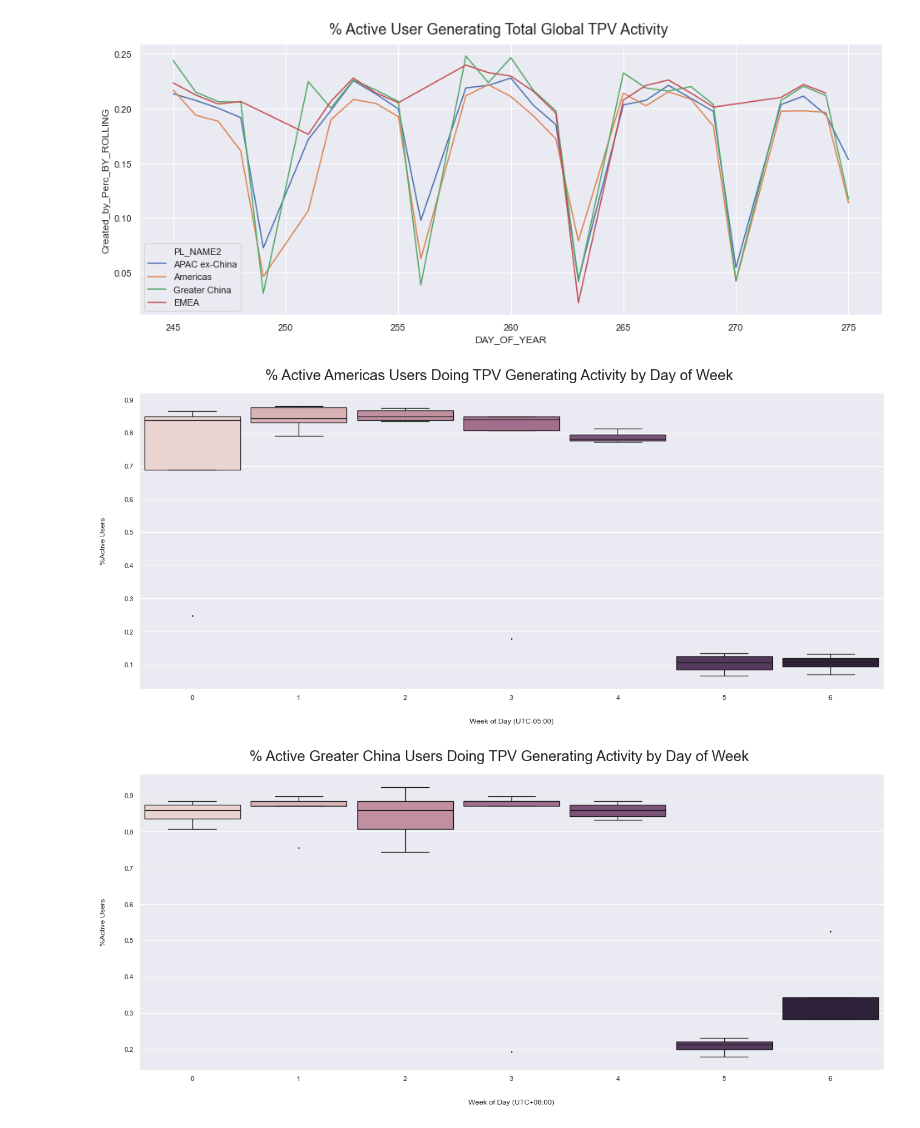
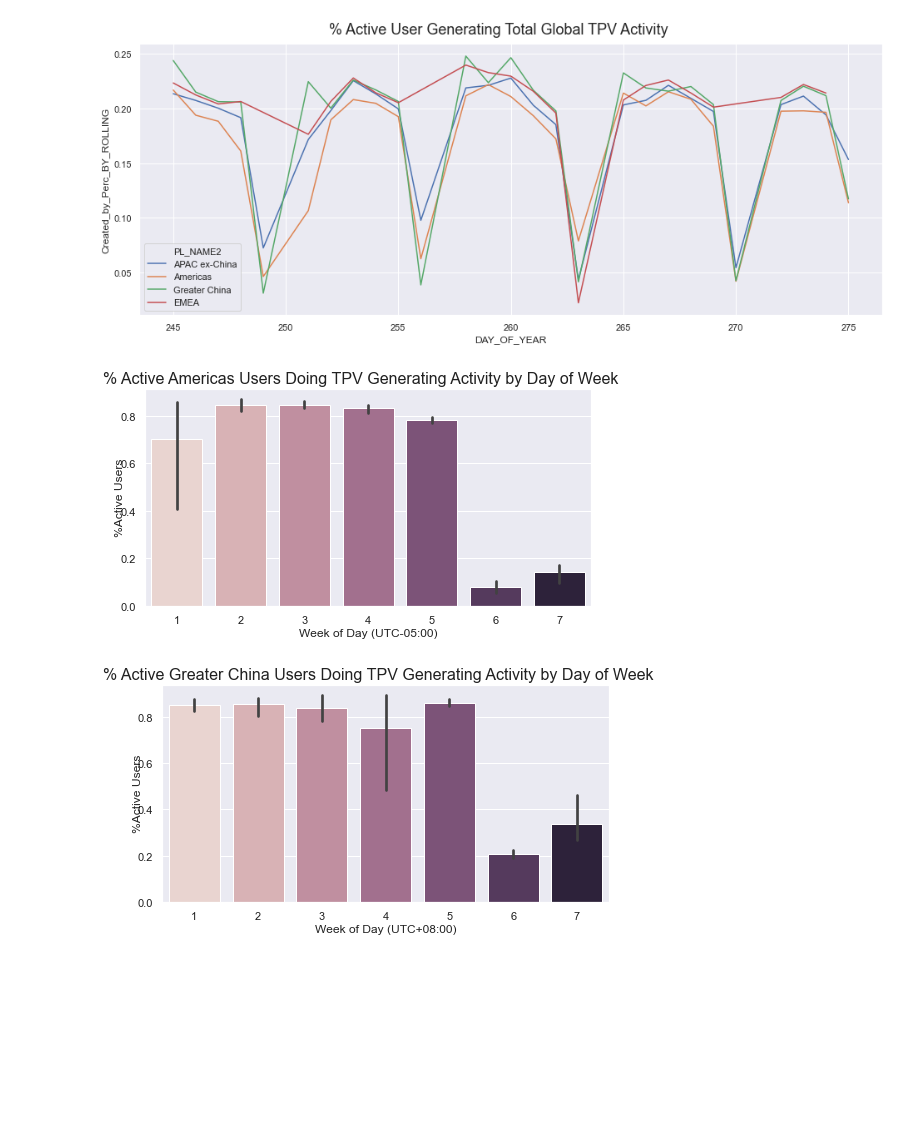
Before and after one commit to CocoZHG611/GC-Data-and-Analytics, a Jupyter notebook: User Activity Hourly.ipynb, the cells around one changed output. Saved outputs shown, nothing was run; the diff lists cells and outputs as text; code cells hidden in the pictures; blank space fills up the shorter version.

```diff
--- a/User Activity Hourly.ipynb
+++ b/User Activity Hourly.ipynb
@@ -515,8 +515,13 @@ df_population = df
 def offset_days(df, utc_offset):
     df_adjusted = df.copy()
     df_adjusted['ACTIVITY_HOUR_NUMBER'] = df_adjusted['ACTIVITY_HOUR_NUMBER'] + utc_offset
-    df_adjusted.loc[df_adjusted['ACTIVITY_HOUR_NUMBER'] < 0, 'ACTIVITY_HOUR_NUMBER'] = df_adjusted['DAY_OF_WEEK'] -1
-    df_adjusted.loc[df_adjusted['ACTIVITY_HOUR_NUMBER'] > 23, 'ACTIVITY_HOUR_NUMBER'] = df_adjusted['DAY_OF_WEEK'] +1
+    df_adjusted.loc[df_adjusted['ACTIVITY_HOUR_NUMBER'] < 0, 'DAY_OF_WEEK'] = df_adjusted['DAY_OF_WEEK'] -1
+    df_adjusted.loc[df_adjusted['ACTIVITY_HOUR_NUMBER'] < 0, 'DAY_OF_YEAR'] = df_adjusted['DAY_OF_YEAR'] -1
+    df_adjusted.loc[df_adjusted['ACTIVITY_HOUR_NUMBER'] > 23, 'DAY_OF_WEEK'] = df_adjusted['DAY_OF_WEEK'] +1
+    df_adjusted.loc[df_adjusted['ACTIVITY_HOUR_NUMBER'] > 23, 'DAY_OF_YEAR'] = df_adjusted['DAY_OF_YEAR'] +1
+    df_adjusted['DAY_OF_WEEK']=df_adjusted['DAY_OF_WEEK']+1
+    df_adjusted.loc[df_adjusted['DAY_OF_WEEK'] ==0, 'DAY_OF_WEEK']=7
+    df_adjusted.loc[df_adjusted['DAY_OF_WEEK'] ==8, 'DAY_OF_WEEK']=1
     df_adjusted['DAY_OF_WEEK'].unique()
     return df_adjusted
 
@@ -556,18 +561,18 @@ def render_week_box(df, field, title, offset=0, ylabel=''):
     color_black_primary = (0.0, 0.0, 0.0, 0.87)
     color_black_secondary = (0.0, 0.0, 0.0, 0.7)
 
-    f, ax = plt.subplots(figsize=(22, 9))
+    f, ax = plt.subplots(figsize=(8, 4))
     f.suptitle(title,
-               fontsize="24",
+               fontsize="16",
                y=0.94,
                color=color_black_primary)
 
     # plot it!
-    ax_1 = sns.boxplot(x="DAY_OF_WEEK",
+    ax_1 = sns.barplot(x="DAY_OF_WEEK",
                        y=field,
-                       width=.9,
-                       linewidth=1.3,
-                       fliersize=1.75,
+                       #width=.5,
+                       #linewidth=1.3,
+                       #fliersize=1.75,
                        ax=ax,
                        palette=sns.cubehelix_palette(7),
                data=df)
@@ -593,27 +598,33 @@ def render_week_box(df, field, title, offset=0, ylabel=''):
 # %%
 df_population = df
 df_population= df_population.loc[df_population.ACTIVITY_YEAR_NUMBER >= 2020]
 df_population = df_population.loc[df_population.ACTIVITY_MONTH_NUMBER == 9]
 df_population = offset_days(df_population, -5)
 df_working = shape_week_box(df_population)
+df_temp=df.loc[df.ACTIVITY_MONTH_NUMBER == 9]
+df_temp=df_temp.loc[df_temp.ACTIVITY_YEAR_NUMBER >= 2020]
+df_working = df_working.loc[df_working['DAY_OF_YEAR']>=df_temp['DAY_OF_YEAR'].min()]
 df_working['DAY_OF_WEEK'].unique()
 
 df_day = df_working.loc[df_working.PL_NAME2 == 'Americas']
 render_week_box(df_day, "Created_by_Perc", "% Active Americas Users Doing TPV Generating Activity by Day of Week", offset=-5, ylabel='%Active Users')
 # %% [output]
-[figure, old version]
+[figure, new version]
 # %%
 df_population = df
 df_population= df_population.loc[df_population.ACTIVITY_YEAR_NUMBER >= 2020]
 df_population = df_population.loc[df_population.ACTIVITY_MONTH_NUMBER == 9]
 df_population = offset_days(df_population, 8)
 df_working = shape_week_box(df_population)
+df_temp=df.loc[df.ACTIVITY_MONTH_NUMBER == 9]
+df_temp=df_temp.loc[df_temp.ACTIVITY_YEAR_NUMBER >= 2020]
+df_working = df_working.loc[df_working['DAY_OF_YEAR']>=df_temp['DAY_OF_YEAR'].min()]
 df_working['DAY_OF_WEEK'].unique()
 
 df_day = df_working.loc[df_working.PL_NAME2 == 'Greater China']
 render_week_box(df_day, "Created_by_Perc", "% Active Greater China Users Doing TPV Generating Activity by Day of Week", offset=8, ylabel='%Active Users')
 # %% [output]
-[figure, old version]
+[figure, new version]
 # %%
 df_population = df
 df_population= df_population.loc[df_population.ACTIVITY_YEAR_NUMBER >= 2020]
```
Also changed, not shown: parts of 1 cell of this notebook.
